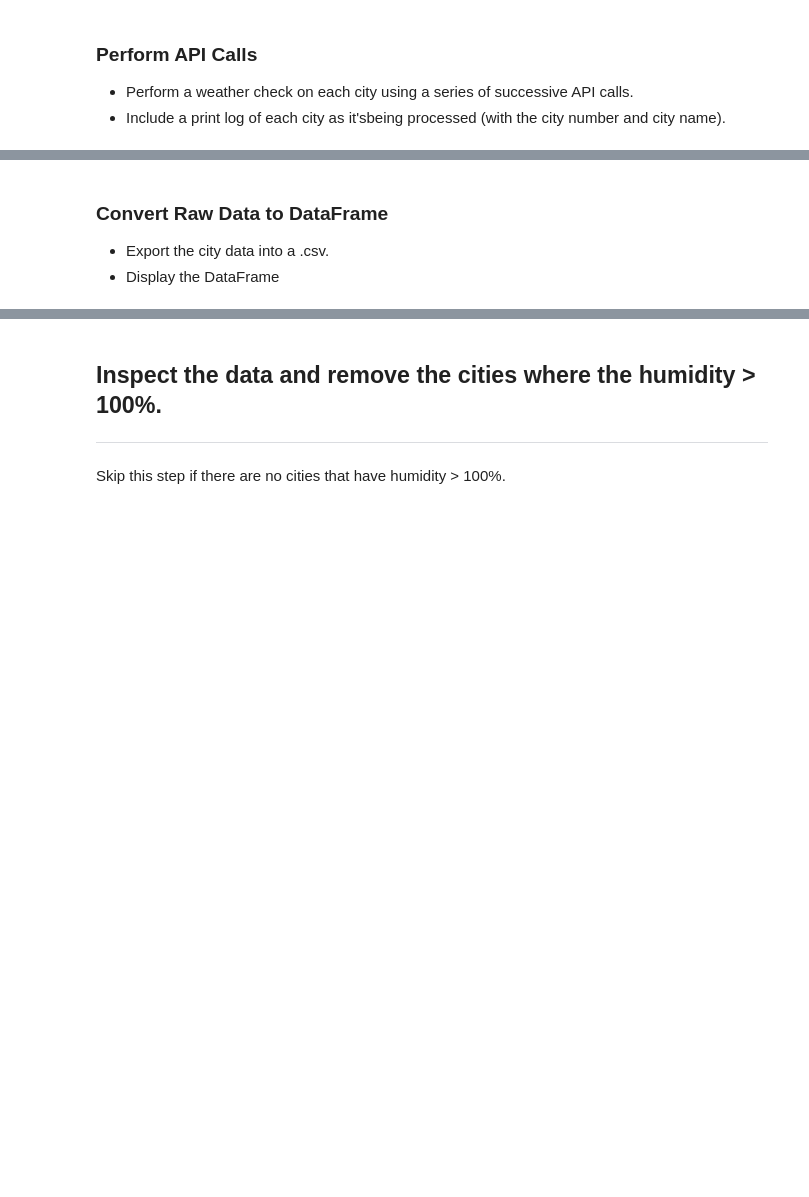
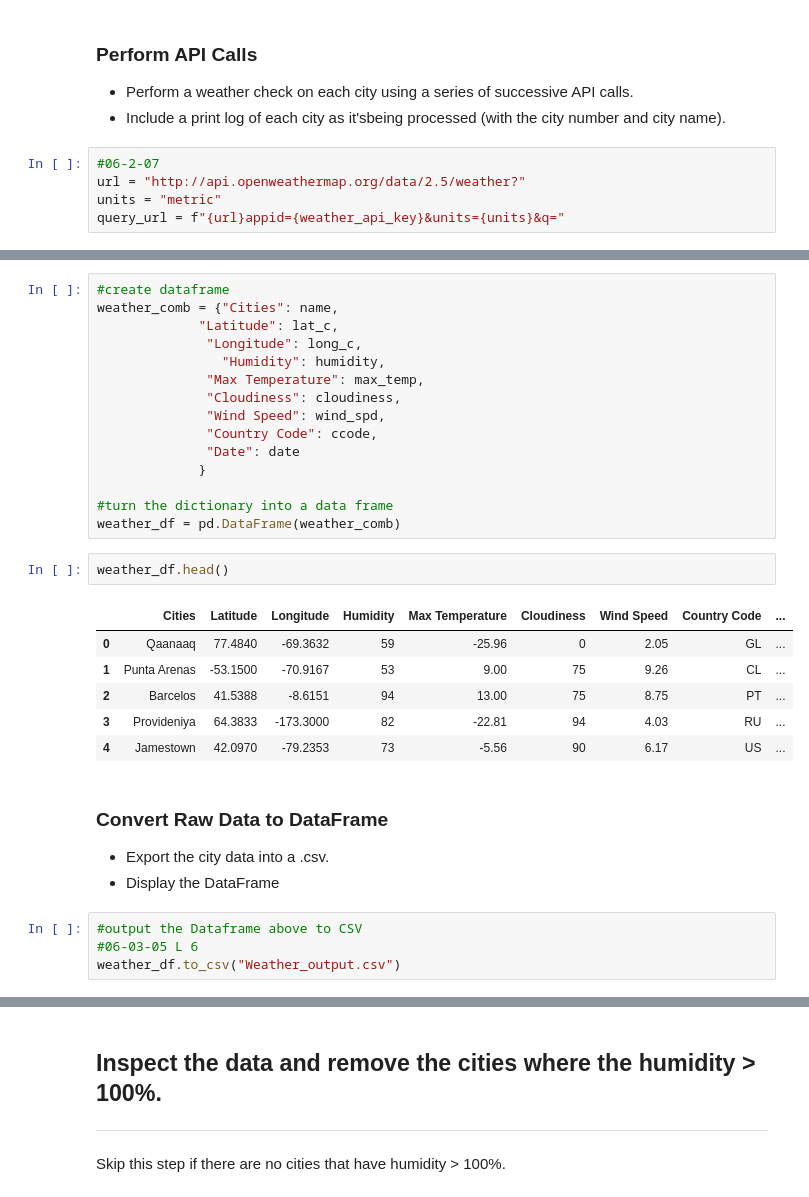
Before and after one commit to ander1908/python-api-challenge, a Jupyter notebook: Instructions/starter_code/WeatherPy.ipynb, the cells around one changed output, grey strips where cells are left out. Cells and saved outputs as stored; diff of their text form; blank space fills up the shorter version.

```diff
--- a/Instructions/starter_code/WeatherPy.ipynb
+++ b/Instructions/starter_code/WeatherPy.ipynb
@@ -53,3 +53,8 @@ len(cities)
 ### Perform API Calls
 * Perform a weather check on each city using a series of successive API calls.
 * Include a print log of each city as it'sbeing processed (with the city number and city name).
+# %%
+#06-2-07
+url = "http://api.openweathermap.org/data/2.5/weather?"
+units = "metric"
+query_url = f"{url}appid={weather_api_key}&units={units}&q="
@@ -56,4 +141,32 @@ len(cities)
+# %%
+#create dataframe
+weather_comb = {"Cities": name,
+             "Latitude": lat_c,
+              "Longitude": long_c,
+                "Humidity": humidity,
+              "Max Temperature": max_temp,
+              "Cloudiness": cloudiness,
+              "Wind Speed": wind_spd,
+              "Country Code": ccode,
+              "Date": date
+             }
+
+#turn the dictionary into a data frame
+weather_df = pd.DataFrame(weather_comb)
+# %%
+weather_df.head()
+# %% [output]
+|  | Cities | Latitude | Longitude | Humidity | Max Temperature | Cloudiness | Wind Speed | Country Code | ... |
+| 0 | Qaanaaq | 77.4840 | -69.3632 | 59 | -25.96 | 0 | 2.05 | GL | ... |
+| 1 | Punta Arenas | -53.1500 | -70.9167 | 53 | 9.00 | 75 | 9.26 | CL | ... |
+| 2 | Barcelos | 41.5388 | -8.6151 | 94 | 13.00 | 75 | 8.75 | PT | ... |
+| 3 | Provideniya | 64.3833 | -173.3000 | 82 | -22.81 | 94 | 4.03 | RU | ... |
+| 4 | Jamestown | 42.0970 | -79.2353 | 73 | -5.56 | 90 | 6.17 | US | ... |
 # %% [markdown]
 ### Convert Raw Data to DataFrame
 * Export the city data into a .csv.
 * Display the DataFrame
+# %%
+#output the Dataframe above to CSV
+#06-03-05 L 6
+weather_df.to_csv("Weather_output.csv")
```
Also changed, not shown: parts of 6 cells of this notebook.
